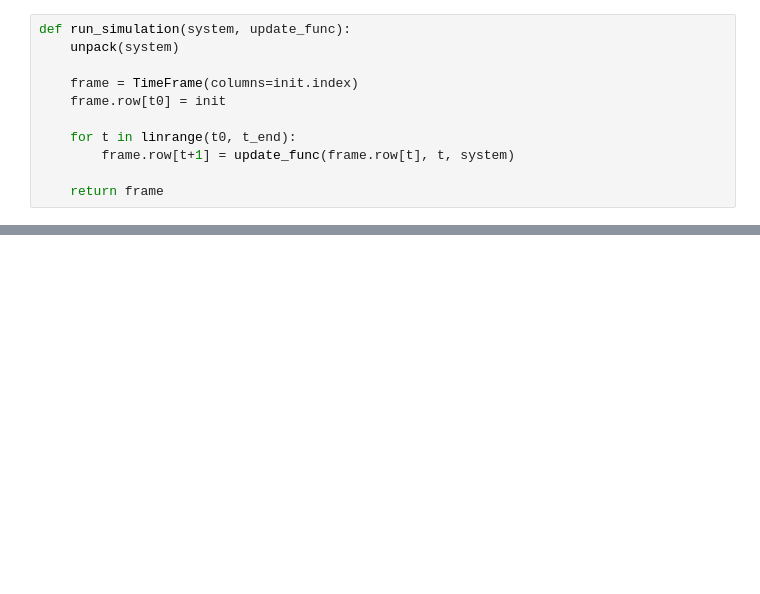
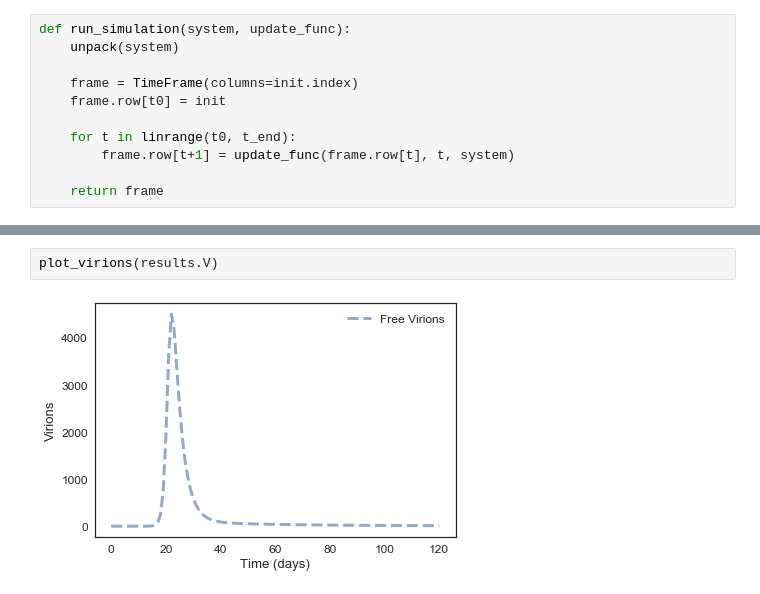
Before and after one commit to SkyeOzga/ModSimPy-Projects, a Jupyter notebook: HIV_Model.ipynb, the cells around one changed output, grey strips where cells are left out. Saved outputs shown, nothing was run; the diff lists cells and outputs as text; blank space fills up the shorter version.

```diff
--- a/HIV_Model.ipynb
+++ b/HIV_Model.ipynb
@@ -124,0 +128,4 @@ sys = make_system(g, t, m, b, p, a, d, p, s)
+# %%
+plot_virions(results.V)
+# %% [output]
+[figure, added]
```
Also changed, not shown: parts of 6 cells of this notebook.
